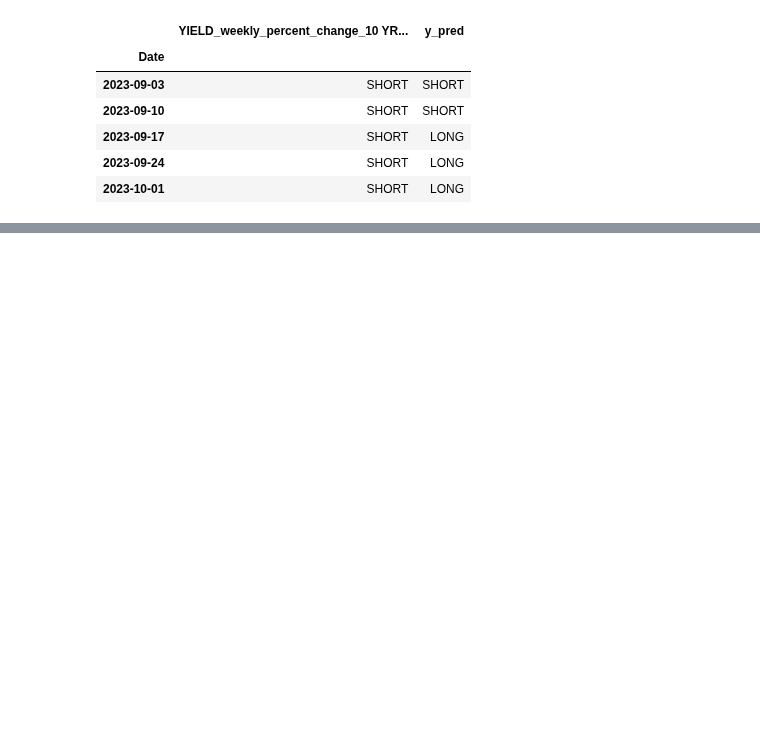
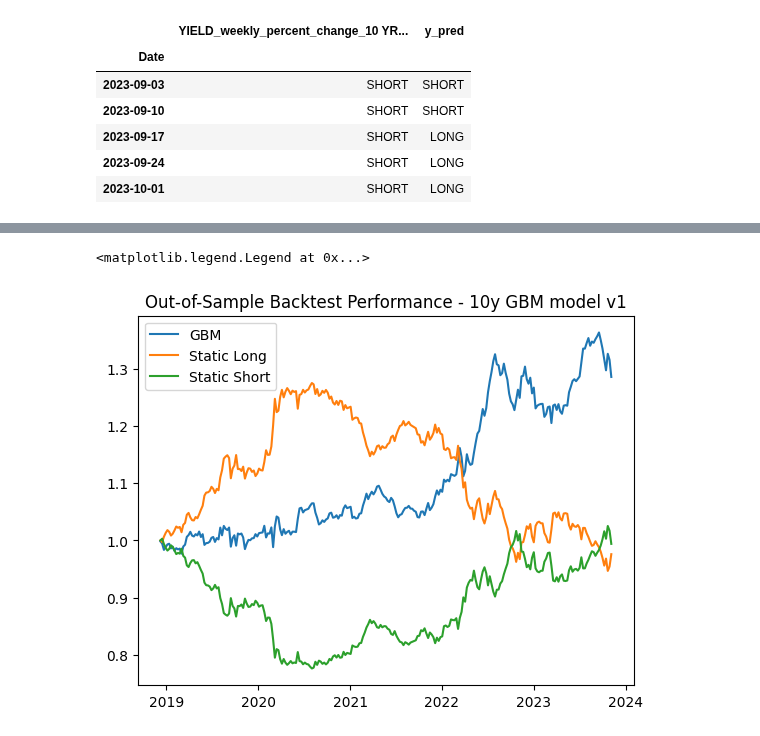
Before and after one commit to thestockman27/Fixed-Income-Dashboards, a Jupyter notebook: Model Forecast script.ipynb, the cells around one changed output, grey strips where cells are left out. Saved outputs shown, nothing was run; the diff lists cells and outputs as text; code cells hidden in the pictures; blank space fills up the shorter version.

```diff
--- a/Model Forecast script.ipynb
+++ b/Model Forecast script.ipynb
@@ -141,0 +171,10 @@ perf_data.tail()
+# %%
+import numpy as np
+perf_data['For0'] = perf_data['y_pred'].shift(periods=1)
+perf_data['Pos'] = np.where(perf_data['For0'] == 'LONG' , 1, -1)
+perf_data['Turnover'] = 1
+perf_data['Turnover'] = np.where(perf_data['Pos'] == perf_data['Pos'].shift(periods=1),0,2)
+perf_data['Turnover'][0] = 1
+mat = 10
+perf_data['Approx. Duration'] = (1/(perf_data['10 YR Lvl']/100)) * ( 1 - (1 / ( 1 + 0.5 * (perf_data['10 YR Lvl']/100)) ** (2 * mat)))
+perf_data['Approx. Convexity'] = (2/((perf_data['10 YR Lvl']/100)**2)) * (1 - (1/(1+0.5*(perf_data['10 YR Lvl']/100))**(2*mat))) - (2*mat) / ((perf_data['10 YR Lvl']/100)*(1+0.5*(perf_data['10 YR Lvl']/100))**(2*mat+1))
@@ -141,0 +186,11 @@ perf_data.tail()
+# %%
+perf_data['ret'] = 0
+# Calculate 'ret' for each row
+for i in range(1, len(perf_data)):
+    perf_data['ret'].iloc[i] = (-perf_data['Approx. Duration'].iloc[i] * (
+            (perf_data['10 YR Lvl'].iloc[i] / 100) - (perf_data['10 YR Lvl'].iloc[i - 1] / 100)
+        )) + (0.5 * perf_data['Approx. Convexity'].iloc[i] * (
+            (perf_data['10 YR Lvl'].iloc[i] / 100) - (perf_data['10 YR Lvl'].iloc[i - 1] / 100)
+        )**2) + (
+            (1 + (perf_data['10 YR Lvl'].iloc[i - 1] / 100))**(1 / 52) - 1
+        )
@@ -141,0 +202,4 @@ perf_data.tail()
+# %%
+#perf_data = perf_data[1:] # drpo first row with no prediction
+perf_data['trade ret'] = perf_data['ret'] * perf_data['Pos'] - (perf_data['Turnover'] * .0009)
+perf_data.head()
@@ -141,0 +214,5 @@ perf_data.tail()
+# %%
+perf_data['cumulative_ret'] = (perf_data['trade ret'] +1).cumprod()
+perf_data['static_long_ret'] = (perf_data['ret'] + 1).cumprod()
+perf_data['static_short_ret'] = (perf_data['ret']*-1 + 1).cumprod()
+perf_data.head(10)
@@ -141,0 +247,11 @@ perf_data.tail()
+# %%
+import matplotlib
+import matplotlib.pyplot as plt
+plt.plot(perf_data.index, perf_data['cumulative_ret'], label='GBM')
+plt.plot(perf_data.index, perf_data['static_long_ret'], label='Static Long')
+plt.plot(perf_data.index, perf_data['static_short_ret'], label='Static Short')
+plt.title('Out-of-Sample Backtest Performance - 10y GBM model v1')
+plt.legend()
+# %% [output]
+<matplotlib.legend.Legend at 0x...>
+[figure, added]
```
Also changed, not shown: parts of 11 cells of this notebook, 3 other files.
